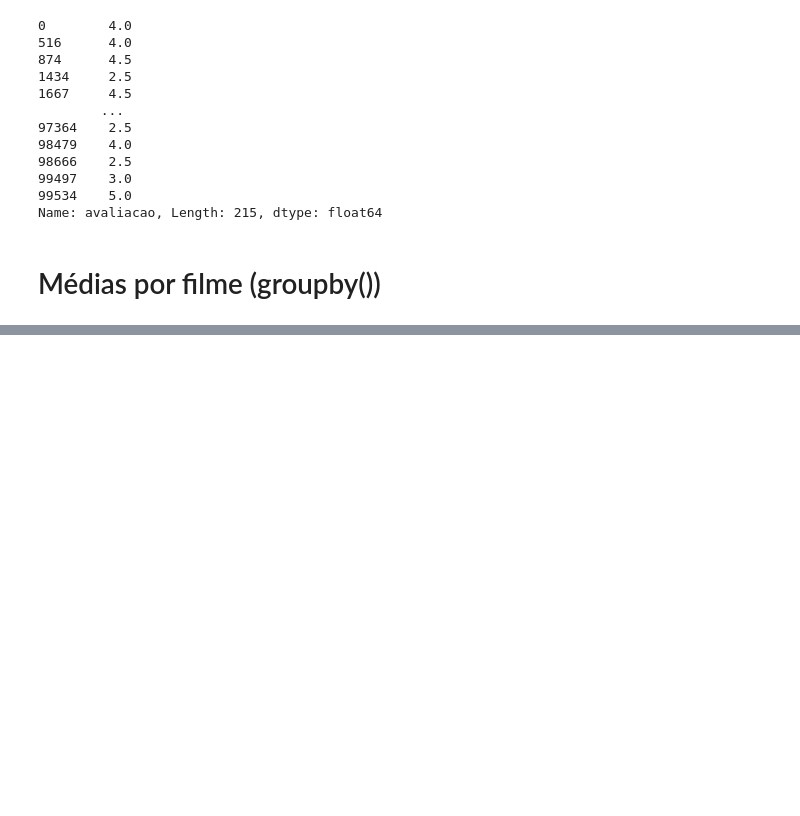
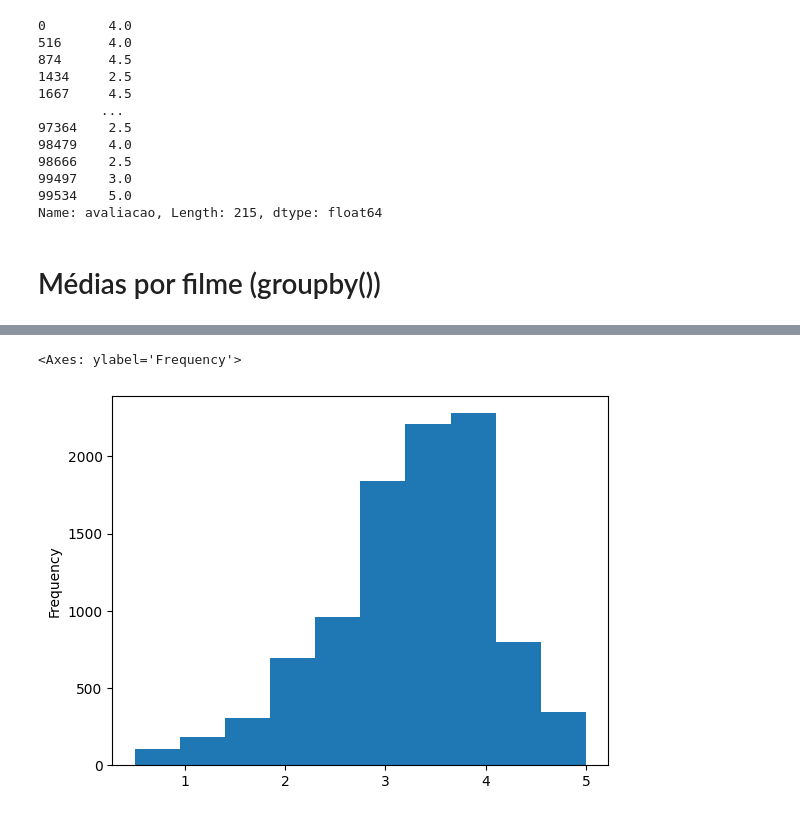
Before and after one commit to Lafaietepedro/semana_eda_tarde, a Jupyter notebook: dia1.ipynb, the cells around one changed output, grey strips where cells are left out. Drawn from its saved outputs; the diff is of its cells as text; code cells hidden in the pictures; blank space fills up the shorter version.

```diff
--- a/dia1.ipynb
+++ b/dia1.ipynb
@@ -386,0 +403,2 @@ Name: avaliacao, Length: 215, dtype: float64
+# %%
+medias_por_filme = df_filmes.groupby('filme_id').mean()['avaliacao'].round(2)
@@ -386,0 +415,5 @@ Name: avaliacao, Length: 215, dtype: float64
+# %%
+medias_por_filme.plot(kind='hist')
+# %% [output]
+<Axes: ylabel='Frequency'>
+[figure, added]
```
Also changed, not shown: parts of 14 cells of this notebook, 2 other files.
